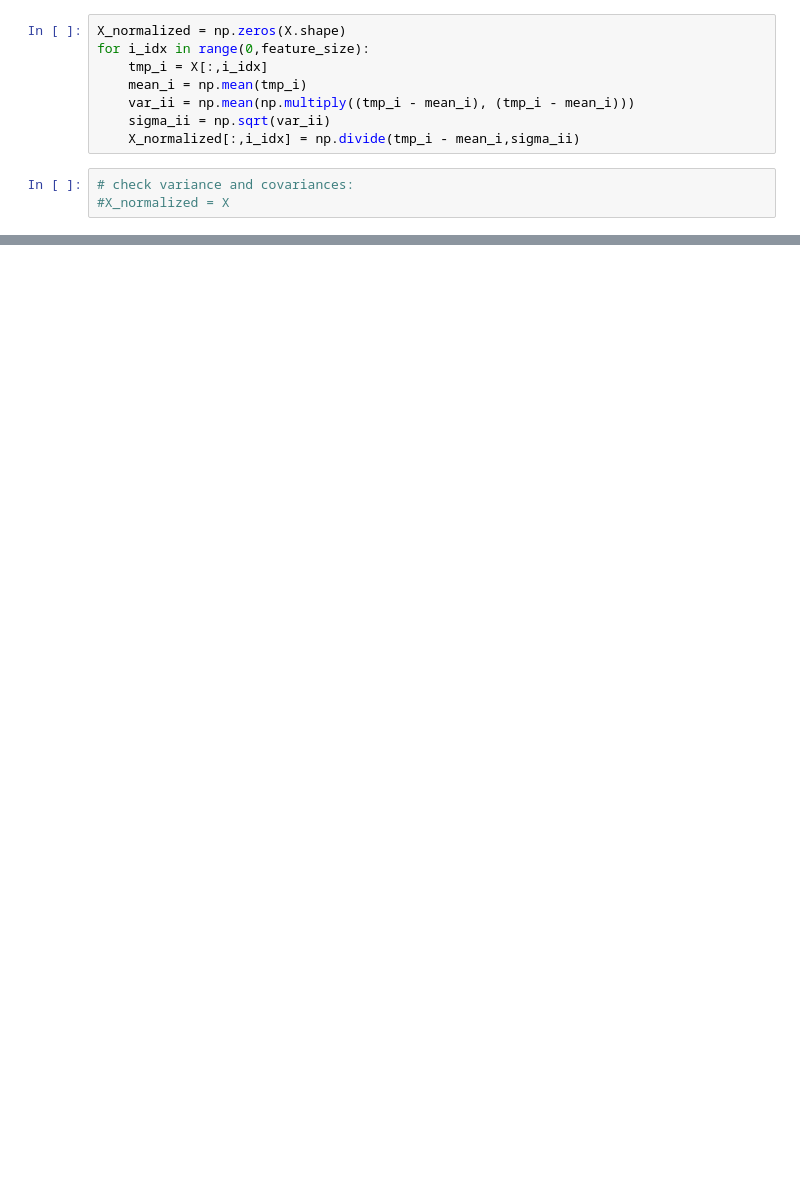
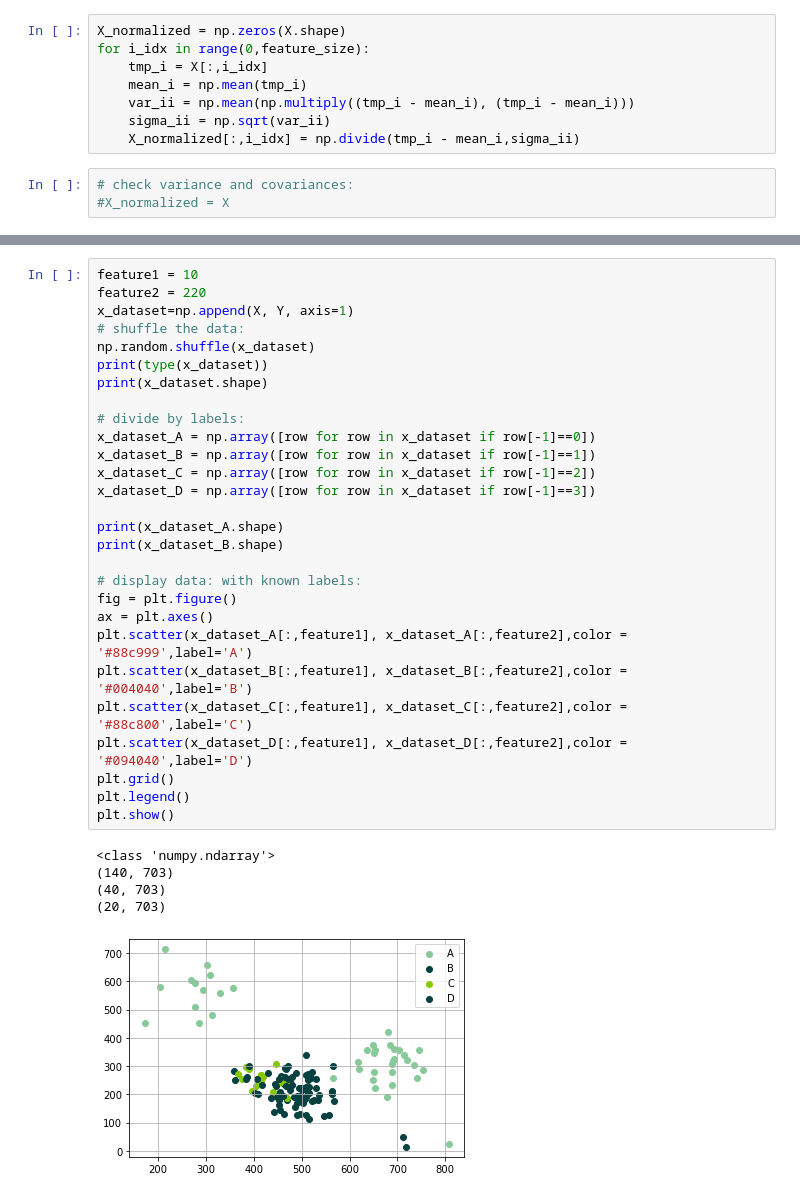
Before and after one commit to luis-fernando-r/activity, a Jupyter notebook: notebook.ipynb, the cells around one changed output, grey strips where cells are left out. Drawn from its saved outputs; the diff is of its cells as text; blank space fills up the shorter version.

```diff
--- a/notebook.ipynb
+++ b/notebook.ipynb
@@ -273,0 +391,34 @@ plt.show()
+# %%
+feature1 = 10
+feature2 = 220
+x_dataset=np.append(X, Y, axis=1)
+# shuffle the data:
+np.random.shuffle(x_dataset)
+print(type(x_dataset))
+print(x_dataset.shape)
+
+# divide by labels:
+x_dataset_A = np.array([row for row in x_dataset if row[-1]==0])
+x_dataset_B = np.array([row for row in x_dataset if row[-1]==1])
+x_dataset_C = np.array([row for row in x_dataset if row[-1]==2])
+x_dataset_D = np.array([row for row in x_dataset if row[-1]==3])
+
+print(x_dataset_A.shape)
+print(x_dataset_B.shape)
+
+# display data: with known labels:
+fig = plt.figure()
+ax = plt.axes()
+plt.scatter(x_dataset_A[:,feature1], x_dataset_A[:,feature2],color = '#88c999',label='A')
+plt.scatter(x_dataset_B[:,feature1], x_dataset_B[:,feature2],color = '#004040',label='B')
+plt.scatter(x_dataset_C[:,feature1], x_dataset_C[:,feature2],color = '#88c800',label='C')
+plt.scatter(x_dataset_D[:,feature1], x_dataset_D[:,feature2],color = '#094040',label='D')
+plt.grid()
+plt.legend()
+plt.show()
+# %% [output]
+<class 'numpy.ndarray'>
+(140, 703)
+(40, 703)
+(20, 703)
+[figure, added]
```
Also changed, not shown: parts of 16 cells of this notebook.
